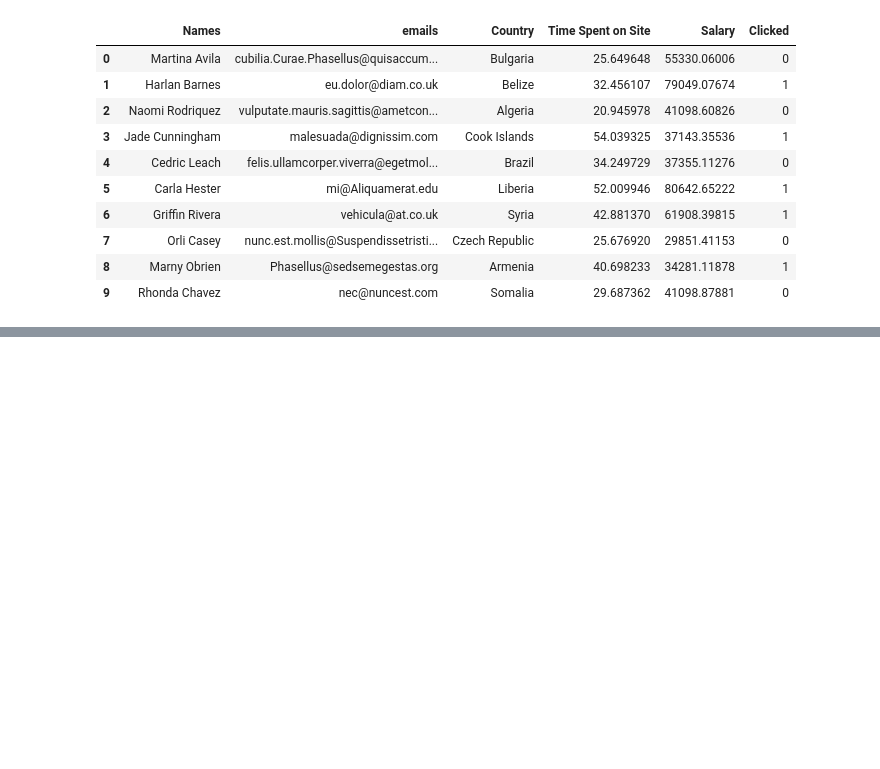
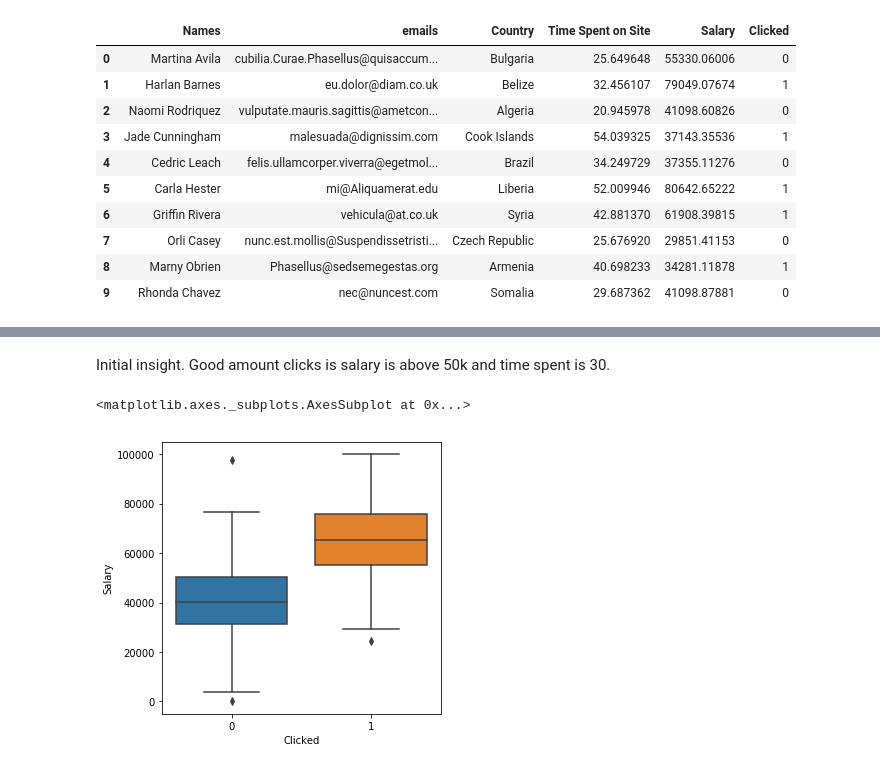
Before and after one commit to sagecodes/ad-clicks-logistic-regression, a Jupyter notebook: ad-click-prediction-logistic-regression.ipynb, the cells around one changed output, grey strips where cells are left out. Cells and saved outputs as stored; diff of their text form; code cells hidden in the pictures; blank space fills up the shorter version.

```diff
--- a/ad-click-prediction-logistic-regression.ipynb
+++ b/ad-click-prediction-logistic-regression.ipynb
@@ -30,0 +50,11 @@ training_set.head(10)
+# %% [markdown]
+Initial insight.
+Good amount clicks is salary is above 50k and time spent is 30.
+# %%
+# plot Average Salaries of people who clicked and did not click
+
+plt.figure(figsize = (5,5))
+sns.boxplot(x = 'Clicked', y = 'Salary', data = training_set)
+# %% [output]
+<matplotlib.axes._subplots.AxesSubplot at 0x...>
+[figure, added]
```
Also changed, not shown: parts of 16 cells of this notebook.
